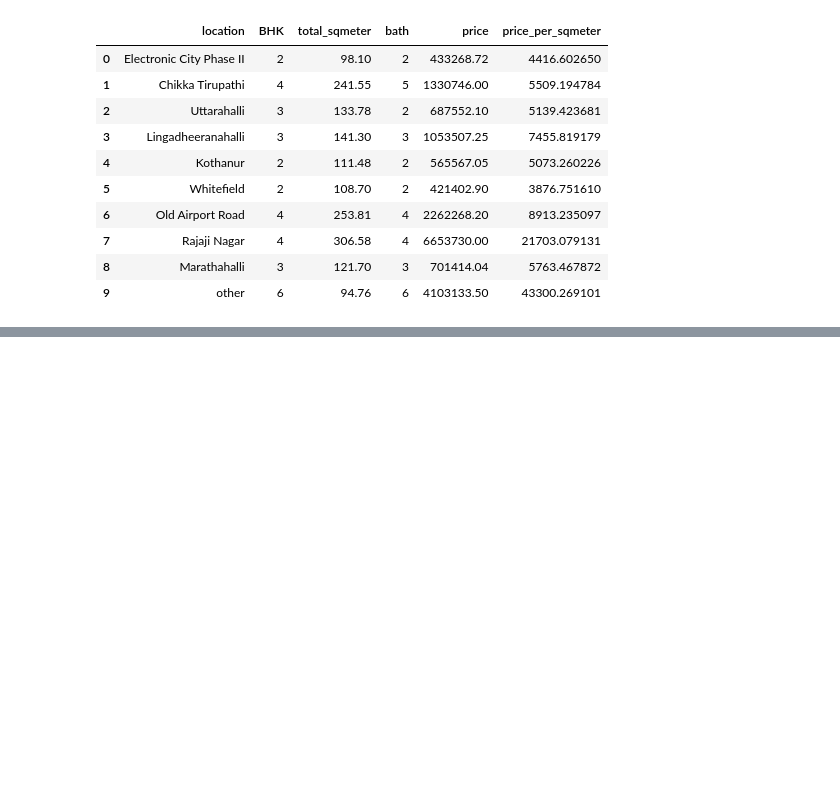
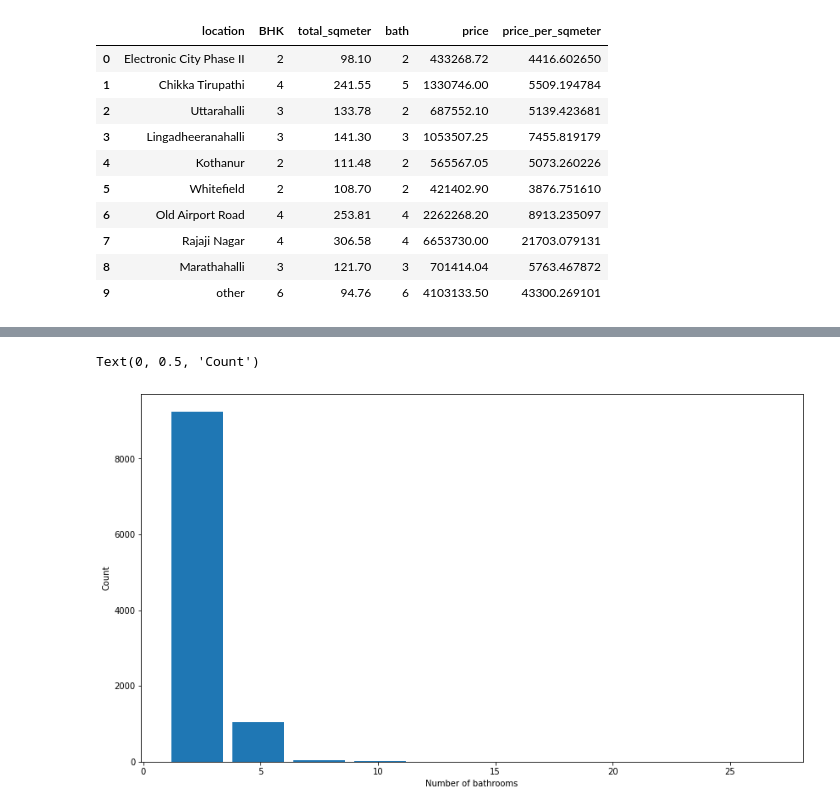
Before and after one commit to sakuragi97/Real-Estate-Market-Prediction-Project, a Jupyter notebook: model/REPP_Preprocessing_1.ipynb, the cells around one changed output, grey strips where cells are left out. Cells and saved outputs as stored; diff of their text form; code cells hidden in the pictures; blank space fills up the shorter version.

```diff
--- a/model/REPP_Preprocessing_1.ipynb
+++ b/model/REPP_Preprocessing_1.ipynb
@@ -246,0 +338,8 @@ df2.head(10)
+# %%
+plt.figure(figsize=(14,8))
+plt.hist(df4.bath, rwidth=0.85)
+plt.xlabel('Number of bathrooms')
+plt.ylabel('Count')
+# %% [output]
+Text(0, 0.5, 'Count')
+[figure, added]
```
Also changed, not shown: parts of 18 cells of this notebook, 1 other file.
